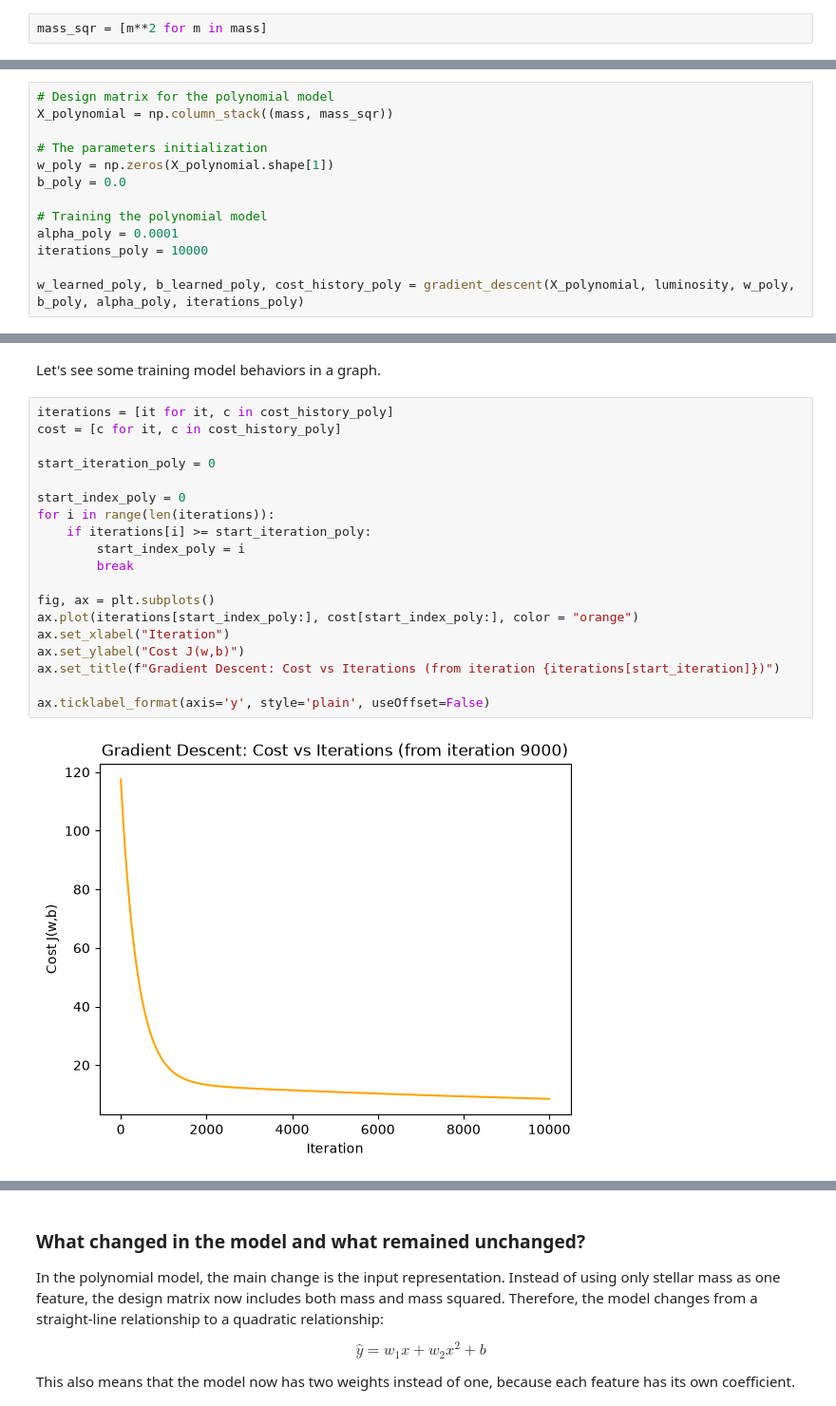
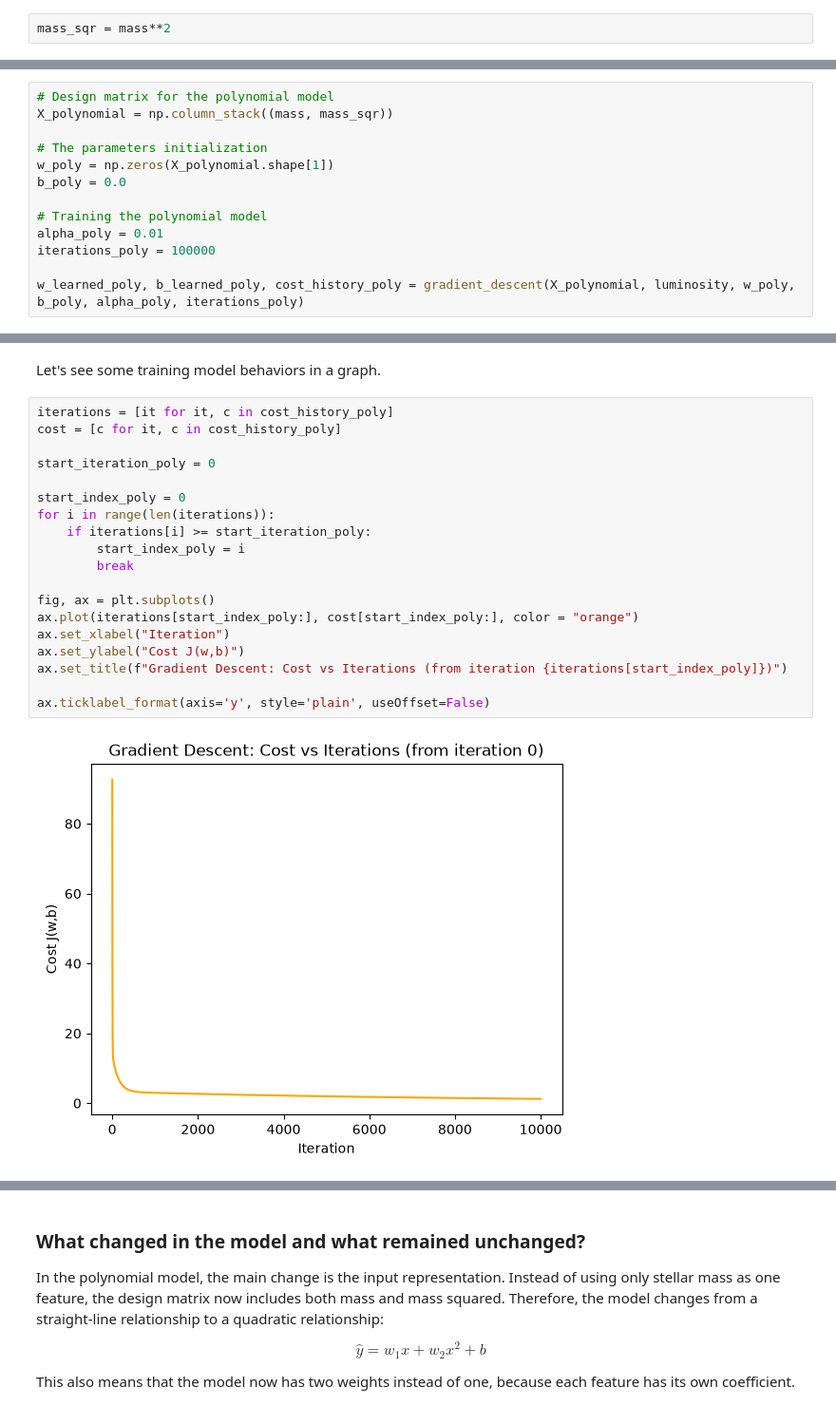
Before and after one commit to Valentina-33/Stellar-Luminosity, a Jupyter notebook: stellar_luminosity_hands_on.ipynb, the cells around one changed output, grey strips where cells are left out. Shown at 95% size. Saved outputs shown, nothing was run; the diff lists cells and outputs as text.

```diff
--- a/stellar_luminosity_hands_on.ipynb
+++ b/stellar_luminosity_hands_on.ipynb
@@ -297,7 +297,7 @@ $$
 \textit{X\_polinomial} = [mass, mass^{2}]
 $$
 # %%
-mass_sqr = [m**2 for m in mass]
+mass_sqr = mass**2
 # %% [markdown]
 Reusing the functions develop above we will train the polynomial model
 # %%
@@ -309,8 +309,8 @@ w_poly = np.zeros(X_polynomial.shape[1])
 b_poly = 0.0
 
 # Training the polynomial model
-alpha_poly = 0.0001
-iterations_poly = 10000
+alpha_poly = 0.01
+iterations_poly = 100000
 
 w_learned_poly, b_learned_poly, cost_history_poly = gradient_descent(X_polynomial, luminosity, w_poly, b_poly, alpha_poly, iterations_poly)
 # %% [output]
@@ -329,24 +329,24 @@ Let's see some training model behaviors in a graph.
 # %%
 iterations = [it for it, c in cost_history_poly]
 cost = [c for it, c in cost_history_poly]
 
 start_iteration_poly = 0
 
 start_index_poly = 0
 for i in range(len(iterations)):
     if iterations[i] >= start_iteration_poly:
         start_index_poly = i
         break
 
 fig, ax = plt.subplots()
 ax.plot(iterations[start_index_poly:], cost[start_index_poly:], color = "orange")
 ax.set_xlabel("Iteration")
 ax.set_ylabel("Cost J(w,b)")
-ax.set_title(f"Gradient Descent: Cost vs Iterations (from iteration {iterations[start_iteration]})")
+ax.set_title(f"Gradient Descent: Cost vs Iterations (from iteration {iterations[start_index_poly]})")
 
 ax.ticklabel_format(axis='y', style='plain', useOffset=False)
 # %% [output]
-[figure, old version]
+[figure, new version]
 # %%
 plt.figure()
 plt.scatter(mass, luminosity, label="Data")
```
Also changed, not shown: parts of 7 cells of this notebook.
